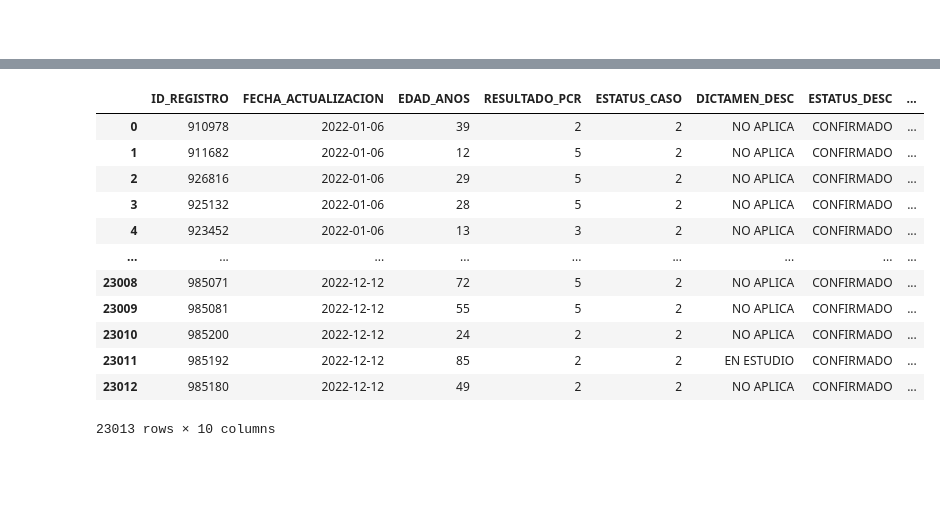
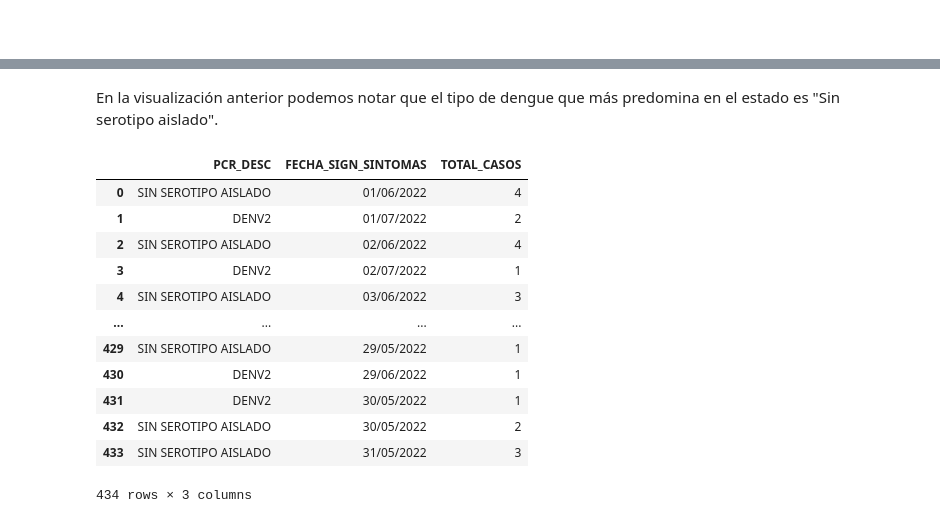
Before and after one commit to fofojaramillo/practica-introdatsci, a Jupyter notebook: exploracion_estatal.ipynb, the cells around one changed output, grey strips where cells are left out. Drawn from its saved outputs; the diff is of its cells as text; code cells hidden in the pictures; blank space fills up the shorter version.

```diff
--- a/exploracion_estatal.ipynb
+++ b/exploracion_estatal.ipynb
@@ -260,46 +415,45 @@ memory usage: 1.6+ MB
+# %% [markdown]
+En la visualización anterior podemos notar que el tipo de dengue que más predomina en el estado es "Sin serotipo aislado".
 # %%
-# Consulta SQL
-query = """
+query_pcr_hist = """
     SELECT
-        ID_REGISTRO,
-        FECHA_ACTUALIZACION,
-        EDAD_ANOS,
-        RESULTADO_PCR,
-        ESTATUS_CASO,
-        dictamen.DESCRIPCIÓN AS DICTAMEN_DESC,
-        estatus_caso.DESCRIPCIÓN AS ESTATUS_DESC,
-        municipio.MUNICIPIO AS MUNICIPIO_DESC,
-        sexo.DESCRIPCIÓN AS SEXO_DESC,
-        resultado_pcr.DESCRIPCIÓN as PCR_DESC
+        PCR_DESC,
+        FECHA_SIGN_SINTOMAS,
+        COUNT(*) AS TOTAL_CASOS
     FROM
-        registro
-        INNER JOIN dictamen ON registro.DICTAMEN = dictamen.clave
-        INNER JOIN estatus_caso ON registro.ESTATUS_CASO = estatus_caso.clave
-        INNER JOIN sexo ON registro.SEXO = sexo.CLAVE
-        INNER JOIN resultado_pcr ON registro.RESULTADO_PCR = resultado_pcr.CLAVE
-        INNER JOIN municipio ON registro.MUNICIPIO_RES = municipio.CLAVE_MUNICIPIO AND registro.ENTIDAD_RES = municipio.CLAVE_ENTIDAD
-    WHERE
-        ENTIDAD_RES = 26
-        AND ESTATUS_DESC = 'CONFIRMADO'
-        AND DICTAMEN IN (1, 4, 5);
+        (
+            SELECT
+                FECHA_SIGN_SINTOMAS,
+                resultado_pcr.DESCRIPCIÓN as PCR_DESC
+            FROM
+                registro
+                INNER JOIN resultado_pcr ON registro.RESULTADO_PCR = resultado_pcr.clave
+                INNER JOIN municipio ON registro.MUNICIPIO_RES = municipio.CLAVE_MUNICIPIO AND registro.ENTIDAD_RES = municipio.CLAVE_ENTIDAD
+            WHERE
+                ENTIDAD_RES = 26
+                AND ESTATUS_CASO = 2
+                AND DICTAMEN IN (1, 4, 5)
+        ) AS filtered_data
+    GROUP BY
+        FECHA_SIGN_SINTOMAS, PCR_DESC;
 """
 
 # Lectura de datos desde SQLite
-df = pd.read_sql_query(query, connection)
+df_pcr_hist = pd.read_sql_query(query_pcr_hist, connection)
 
 # Imprimir el DataFrame resultante
-df
+df_pcr_hist
 # %% [output]
-|  | ID_REGISTRO | FECHA_ACTUALIZACION | EDAD_ANOS | RESULTADO_PCR | ESTATUS_CASO | DICTAMEN_DESC | ESTATUS_DESC | ... |
-| 0 | 910978 | 2022-01-06 | 39 | 2 | 2 | NO APLICA | CONFIRMADO | ... |
-| 1 | 911682 | 2022-01-06 | 12 | 5 | 2 | NO APLICA | CONFIRMADO | ... |
-| 2 | 926816 | 2022-01-06 | 29 | 5 | 2 | NO APLICA | CONFIRMADO | ... |
-| 3 | 925132 | 2022-01-06 | 28 | 5 | 2 | NO APLICA | CONFIRMADO | ... |
-| 4 | 923452 | 2022-01-06 | 13 | 3 | 2 | NO APLICA | CONFIRMADO | ... |
-| ... | ... | ... | ... | ... | ... | ... | ... | ... |
-| 23008 | 985071 | 2022-12-12 | 72 | 5 | 2 | NO APLICA | CONFIRMADO | ... |
-| 23009 | 985081 | 2022-12-12 | 55 | 5 | 2 | NO APLICA | CONFIRMADO | ... |
-| 23010 | 985200 | 2022-12-12 | 24 | 2 | 2 | NO APLICA | CONFIRMADO | ... |
-| 23011 | 985192 | 2022-12-12 | 85 | 2 | 2 | EN ESTUDIO | CONFIRMADO | ... |
-| 23012 | 985180 | 2022-12-12 | 49 | 2 | 2 | NO APLICA | CONFIRMADO | ... |
+|  | PCR_DESC | FECHA_SIGN_SINTOMAS | TOTAL_CASOS |
+| 0 | SIN SEROTIPO AISLADO | 01/06/2022 | 4 |
+| 1 | DENV2 | 01/07/2022 | 2 |
+| 2 | SIN SEROTIPO AISLADO | 02/06/2022 | 4 |
+| 3 | DENV2 | 02/07/2022 | 1 |
+| 4 | SIN SEROTIPO AISLADO | 03/06/2022 | 3 |
+| ... | ... | ... | ... |
+| 429 | SIN SEROTIPO AISLADO | 29/05/2022 | 1 |
+| 430 | DENV2 | 29/06/2022 | 1 |
+| 431 | DENV2 | 30/05/2022 | 1 |
+| 432 | SIN SEROTIPO AISLADO | 30/05/2022 | 2 |
+| 433 | SIN SEROTIPO AISLADO | 31/05/2022 | 3 |
-23013 rows × 10 columns
+434 rows × 3 columns
```
Also changed, not shown: parts of 27 cells of this notebook.
